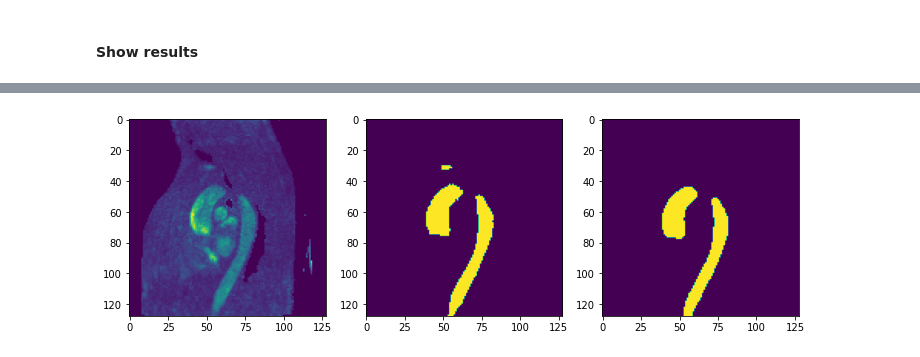
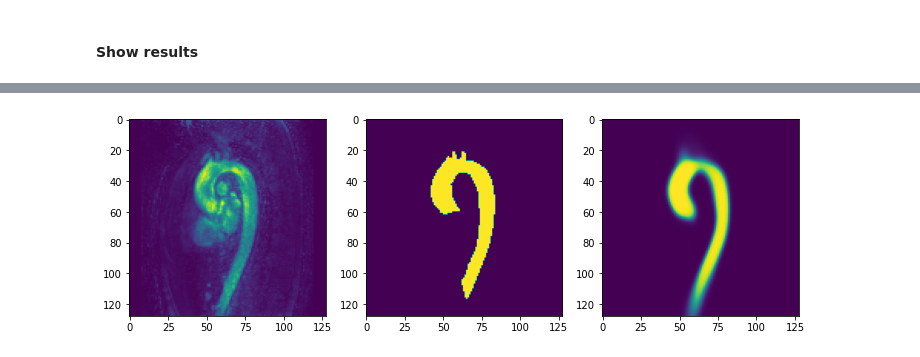
Before and after one commit to paulltk/3D-Medical-Image-Segmentation-using-Implicit-Representations, a Jupyter notebook: gradient_origin_approach_exploration.ipynb, the cells around one changed output, grey strips where cells are left out. Drawn from its saved outputs; the diff is of its cells as text; code cells hidden in the pictures.

```diff
--- a/gradient_origin_approach_exploration.ipynb
+++ b/gradient_origin_approach_exploration.ipynb
@@ -236,7 +272,7 @@ val      mean loss: 0.408718     std: 0.0
 # %% [markdown]
 #### Show results
 # %%
-idx, subj, proj, pcmra, coords, pcmra_array, mask_array = train_ds[0]
+idx, subj, proj, pcmra, coords, pcmra_array, mask_array = train_ds[1]
 pcmra, coords = pcmra.unsqueeze(0), coords.unsqueeze(0)
 pcmra_array, mask_array =  pcmra_array.unsqueeze(0), mask_array.unsqueeze(0)
 
@@ -245,12 +281,13 @@ loss = criterion(siren_out, mask_array)
 
 print(f"{subj}, loss: {loss}")
 
-slic = 16
+slic = 12
 
 fig, axes = plt.subplots(1, 3, figsize=(12,12))
 axes[0].imshow(pcmra_array.cpu().view(128, 128, 24).detach().numpy()[:, :, slic])
 axes[1].imshow(mask_array.cpu().view(128, 128, 24).detach().numpy()[:, :, slic])
-axes[2].imshow(siren_out.cpu().view(128, 128, 24).detach().numpy().round()[:, :, slic])
+axes[2].imshow(siren_out.cpu().view(128, 128, 24).detach().numpy()[:, :, slic])
+# axes[2].imshow(siren_out.cpu().view(128, 128, 24).detach().numpy().round()[:, :, slic])
 
 plt.show()
 # %% [output]
@@ -258,2 +295,2 @@ RESV_109.npy, loss: 0.01874643936753273
-[figure, old version]
+[figure, new version]
 # %%
```
Also changed, not shown: parts of 14 cells of this notebook, 13 other files.
